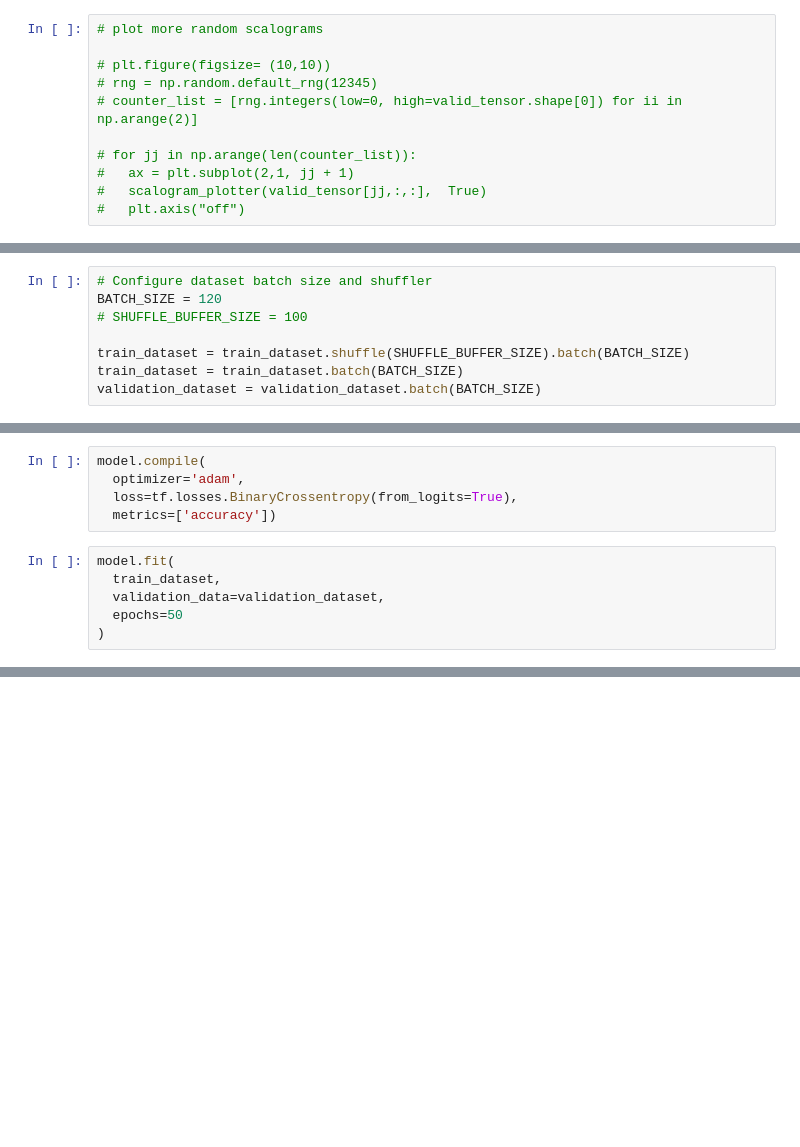
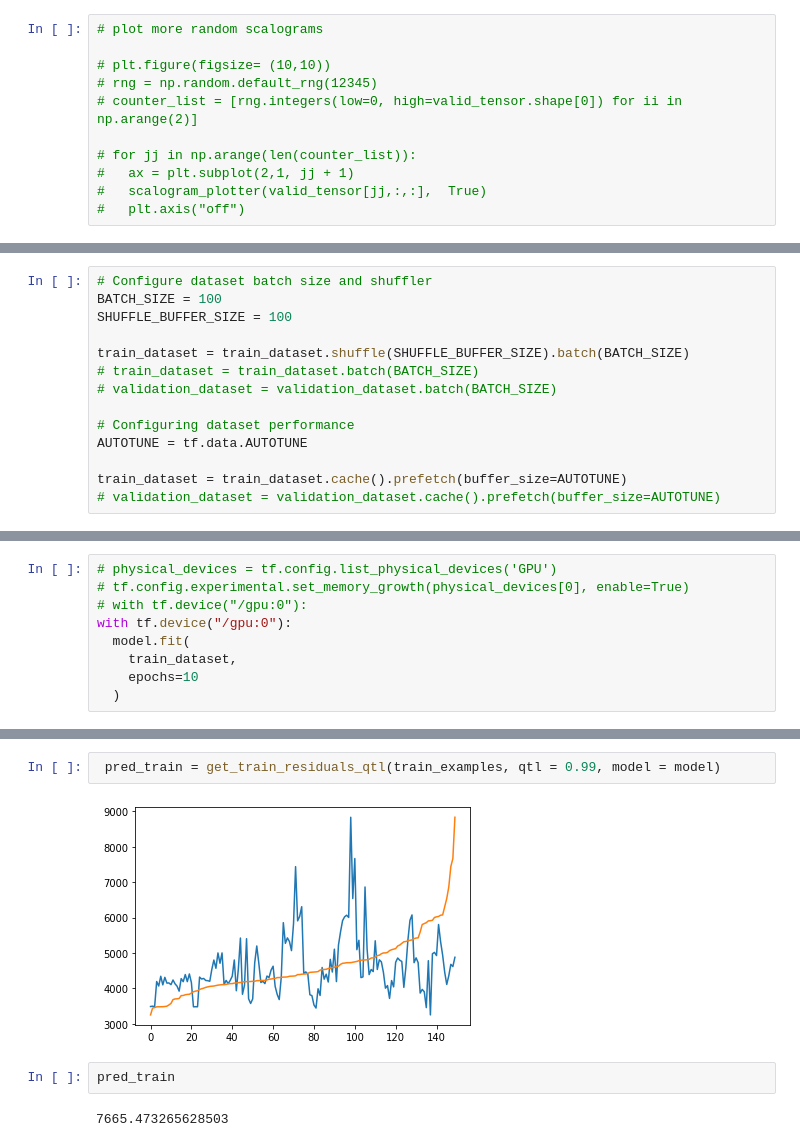
Before and after one commit to ormorteey/STA-237-Time-Series, a Jupyter notebook: EDA_&_Scalogram_STA_237_Project_[Time_Series_Anomaly_Detection_Using_Computer_Vision].ipynb, the cells around one changed output, grey strips where cells are left out. Saved outputs shown, nothing was run; the diff lists cells and outputs as text; blank space fills up the shorter version.

```diff
--- a/EDA_&_Scalogram_STA_237_Project_[Time_Series_Anomaly_Detection_Using_Computer_Vision].ipynb
+++ b/EDA_&_Scalogram_STA_237_Project_[Time_Series_Anomaly_Detection_Using_Computer_Vision].ipynb
@@ -146,8 +148,14 @@ print(validation_dataset)
 # %%
 # Configure dataset batch size and shuffler
-BATCH_SIZE = 120
-# SHUFFLE_BUFFER_SIZE = 100
+BATCH_SIZE = 100
+SHUFFLE_BUFFER_SIZE = 100
 
 train_dataset = train_dataset.shuffle(SHUFFLE_BUFFER_SIZE).batch(BATCH_SIZE)
-train_dataset = train_dataset.batch(BATCH_SIZE)
-validation_dataset = validation_dataset.batch(BATCH_SIZE)
+# train_dataset = train_dataset.batch(BATCH_SIZE)
+# validation_dataset = validation_dataset.batch(BATCH_SIZE)
+
+# Configuring dataset performance
+AUTOTUNE = tf.data.AUTOTUNE
+
+train_dataset = train_dataset.cache().prefetch(buffer_size=AUTOTUNE)
+# validation_dataset = validation_dataset.cache().prefetch(buffer_size=AUTOTUNE)
@@ -214,11 +211,0 @@ _________________________________________________________________
-# %%
-model.compile(
-  optimizer='adam',
-  loss=tf.losses.BinaryCrossentropy(from_logits=True),
-  metrics=['accuracy'])
-# %%
-model.fit(
-  train_dataset,
-  validation_data=validation_dataset,
-  epochs=50
-)
@@ -227,0 +216,9 @@ print( results)
+# %%
+# physical_devices = tf.config.list_physical_devices('GPU')
+# tf.config.experimental.set_memory_growth(physical_devices[0], enable=True)
+# with tf.device("/gpu:0"):
+with tf.device("/gpu:0"):
+  model.fit(
+    train_dataset,
+    epochs=10
+  )
@@ -227,0 +263,8 @@ print( results)
+# %%
+ pred_train = get_train_residuals_qtl(train_examples, qtl = 0.99, model = model)
+# %% [output]
+[figure, added]
+# %%
+pred_train
+# %% [output]
+7665.473265628503
```
Also changed, not shown: parts of 26 cells of this notebook.
